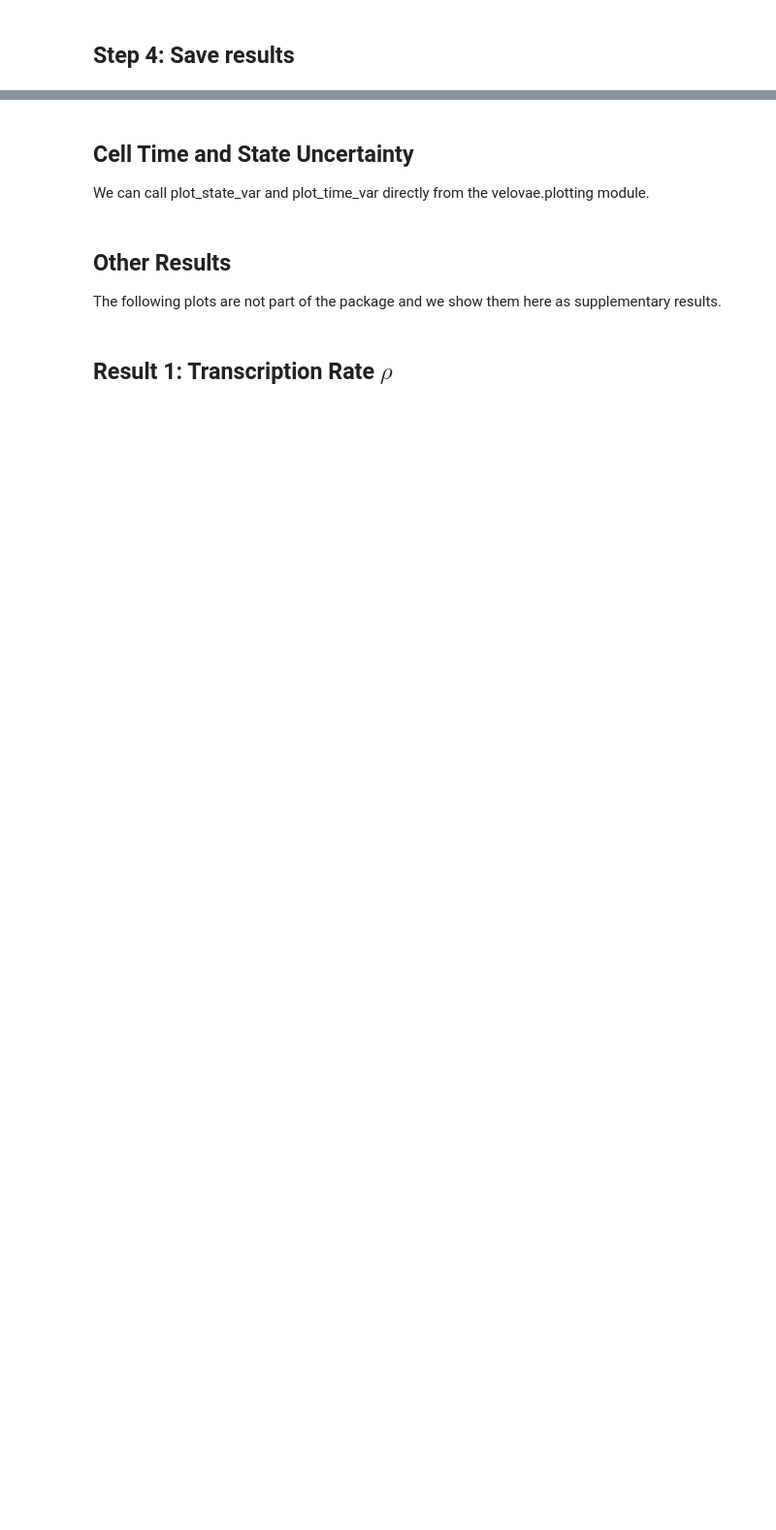
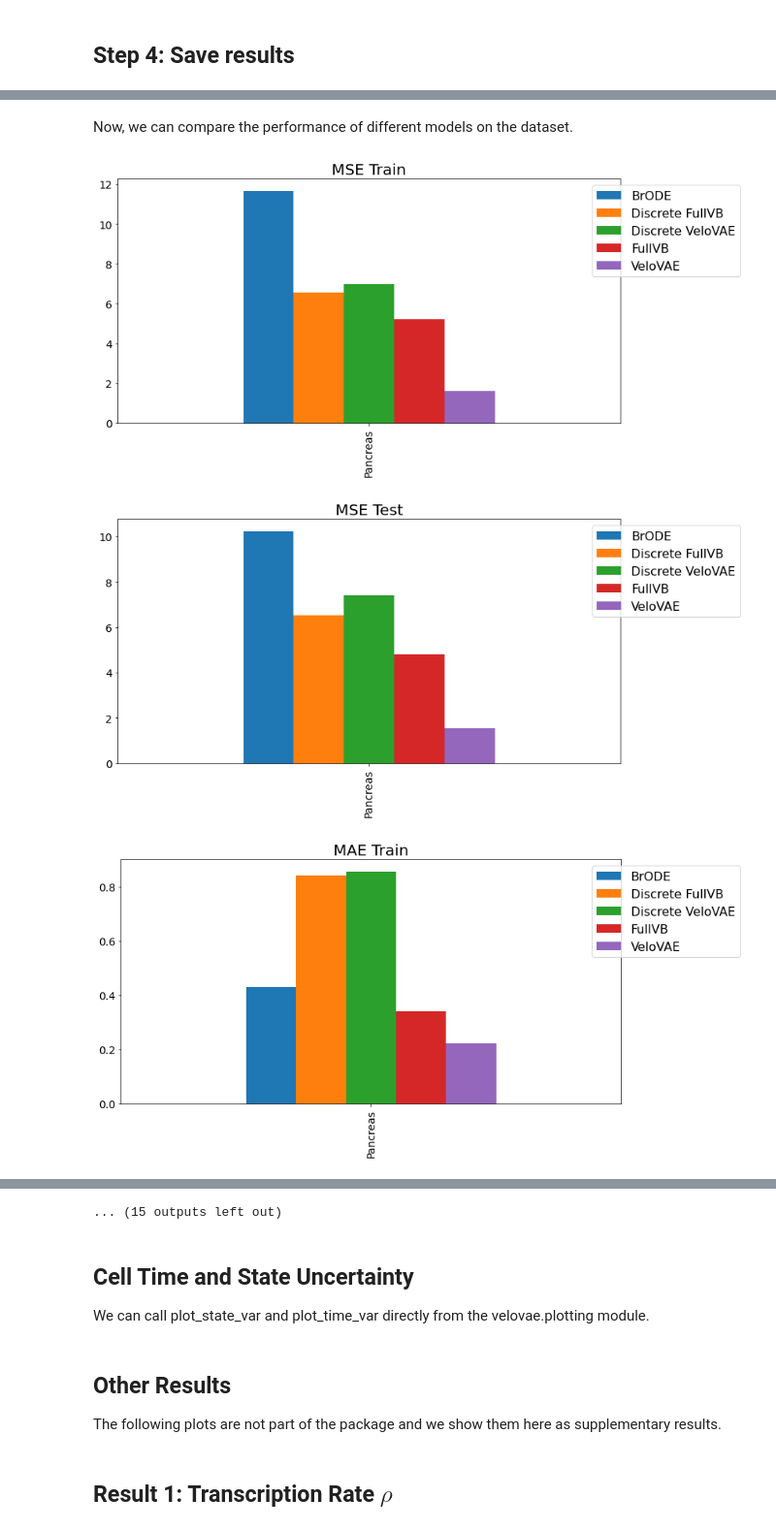
Before and after one commit to welch-lab/VeloVAE, a Jupyter notebook: notebooks/paper_notebooks/velovae_example.ipynb, the cells around one changed output, grey strips where cells are left out. Shown at 97% size. Cells and saved outputs as stored; diff of their text form; code cells hidden in the pictures; blank space fills up the shorter version.

```diff
--- a/notebooks/paper_notebooks/velovae_example.ipynb
+++ b/notebooks/paper_notebooks/velovae_example.ipynb
@@ -380,0 +713,4 @@ LL Test          N/A     522.4360  967.2236
+# %%
+log_path = "perf"
+perf_logger = vv.PerfLogger(log_path)
+perf_logger.insert("Pancreas", res, res_type)
@@ -380,0 +720,17 @@ LL Test          N/A     522.4360  967.2236
+# %%
+methods = ['Discrete VeloVAE', 'Discrete FullVB']
+keys = ['dvae', 'dfullvb']
+grid_size = (1,2)
+plot_type = ["signal","time","stream"]
+res, res_type = vv.post_analysis(adata,
+                                 'discrete',
+                                 methods,
+                                 keys,
+                                 compute_metrics=True,
+                                 raw_count=False,
+                                 genes=gene_plot,
+                                 grid_size=(1,2),
+                                 plot_type=['time', 'stream', 'signal'],
+                                 figure_path=figure_path,
+                                 cluster_edges=cluster_edges)
+perf_logger.insert("Pancreas", res, res_type)
@@ -380,0 +757,8 @@ LL Test          N/A     522.4360  967.2236
+# %% [markdown]
+Now, we can compare the performance of different models on the dataset.
+# %%
+perf_logger.plot()
+# %% [output]
+[figure, added]
+[figure, added]
+[figure, added]
@@ -381,3 +774,4 @@ LL Test          N/A     522.4360  967.2236
+... (15 outputs left out)
 # %% [markdown]
 ## Cell Time and State Uncertainty
 We can call plot_state_var and plot_time_var directly from the velovae.plotting module.
```
Also changed, not shown: parts of 54 cells of this notebook.
